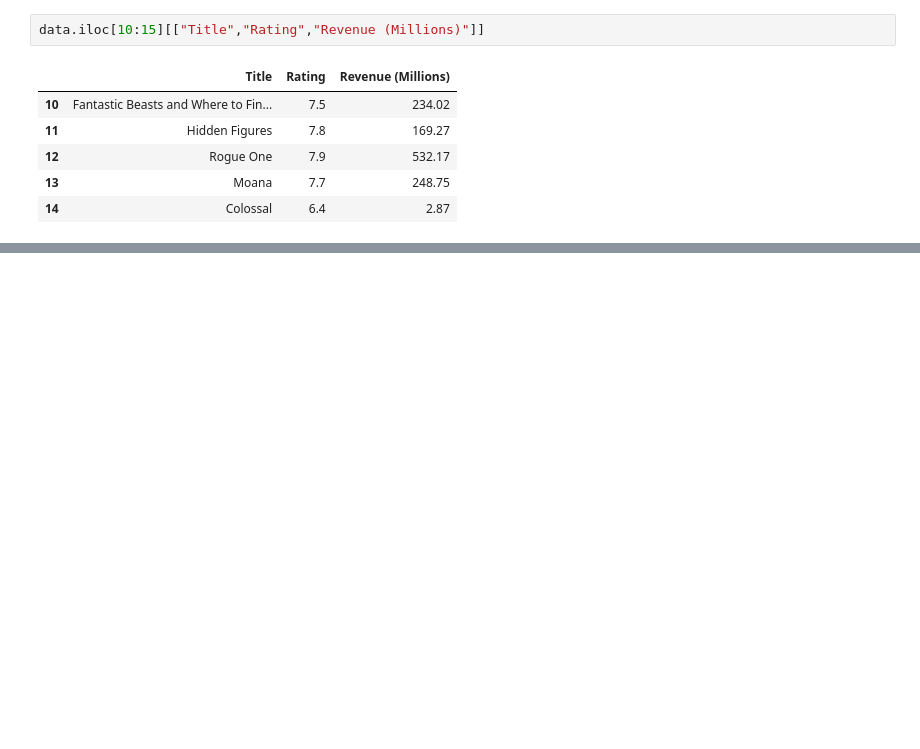
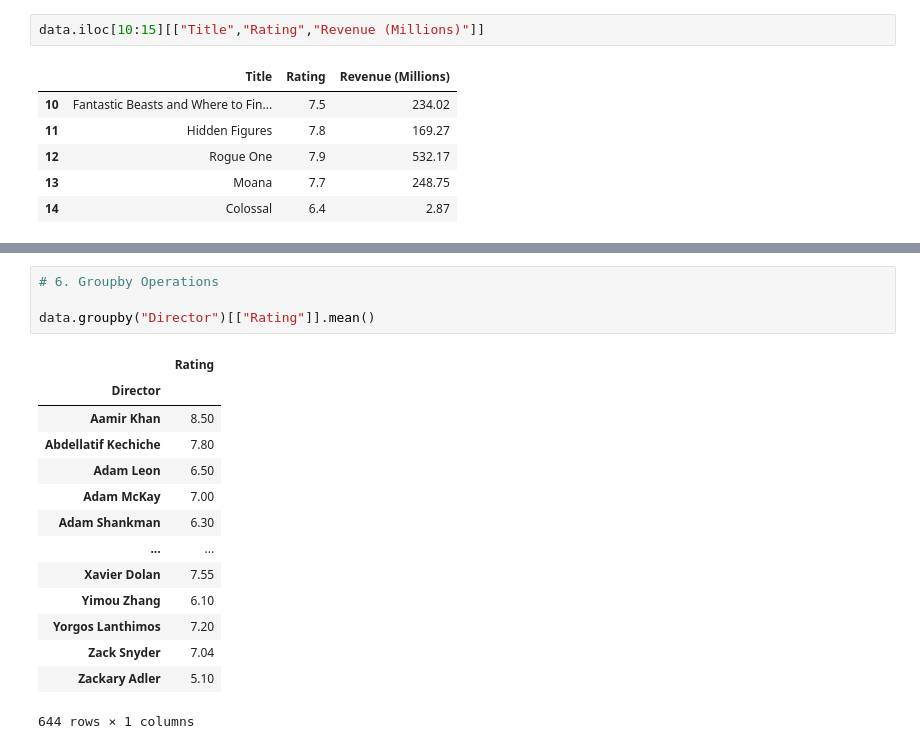
Before and after one commit to tannguyenbmt47/AIO2024_hw, a Jupyter notebook: Module3/week01/IMDB_Movie_dataset.ipynb, the cells around one changed output, grey strips where cells are left out. Cells and saved outputs as stored; diff of their text form; blank space fills up the shorter version.

```diff
--- a/Module3/week01/IMDB_Movie_dataset.ipynb
+++ b/Module3/week01/IMDB_Movie_dataset.ipynb
@@ -105 +115,20 @@ data [(( data['Year'] >= 2010) & ( data['Year'] <= 2015) )
 | 941 | 942 | The Twilight Saga: Eclipse | Adventure,Drama,Fantasy | As a string of mysterious killing... | David Slade | Kristen Stewart, Robert Pattinson... | 2010 | 124 | 4.9 | ... |
+# %%
+# 6. Groupby Operations
+
+data.groupby("Director")[["Rating"]].mean()
+# %% [output]
+|  | Rating |
+| Director |  |
+| Aamir Khan | 8.50 |
+| Abdellatif Kechiche | 7.80 |
+| Adam Leon | 6.50 |
+| Adam McKay | 7.00 |
+| Adam Shankman | 6.30 |
+| ... | ... |
+| Xavier Dolan | 7.55 |
+| Yimou Zhang | 6.10 |
+| Yorgos Lanthimos | 7.20 |
+| Zack Snyder | 7.04 |
+| Zackary Adler | 5.10 |
+644 rows × 1 columns
```
Also changed, not shown: parts of 6 cells of this notebook, 2 other files.
